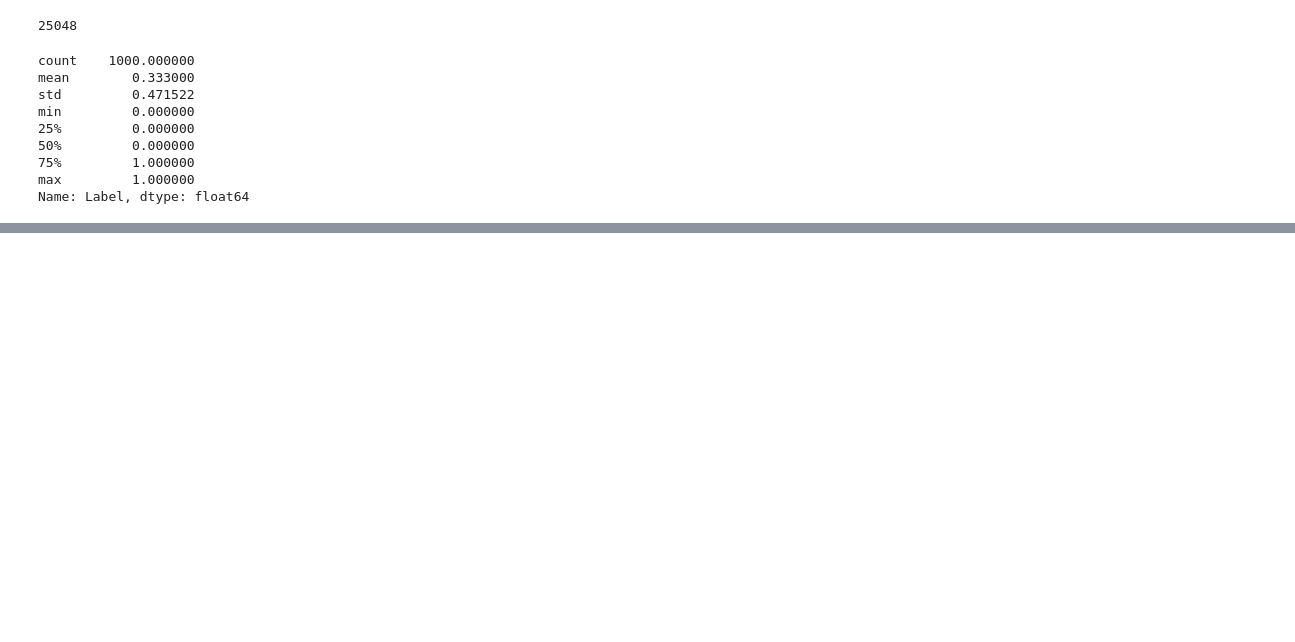
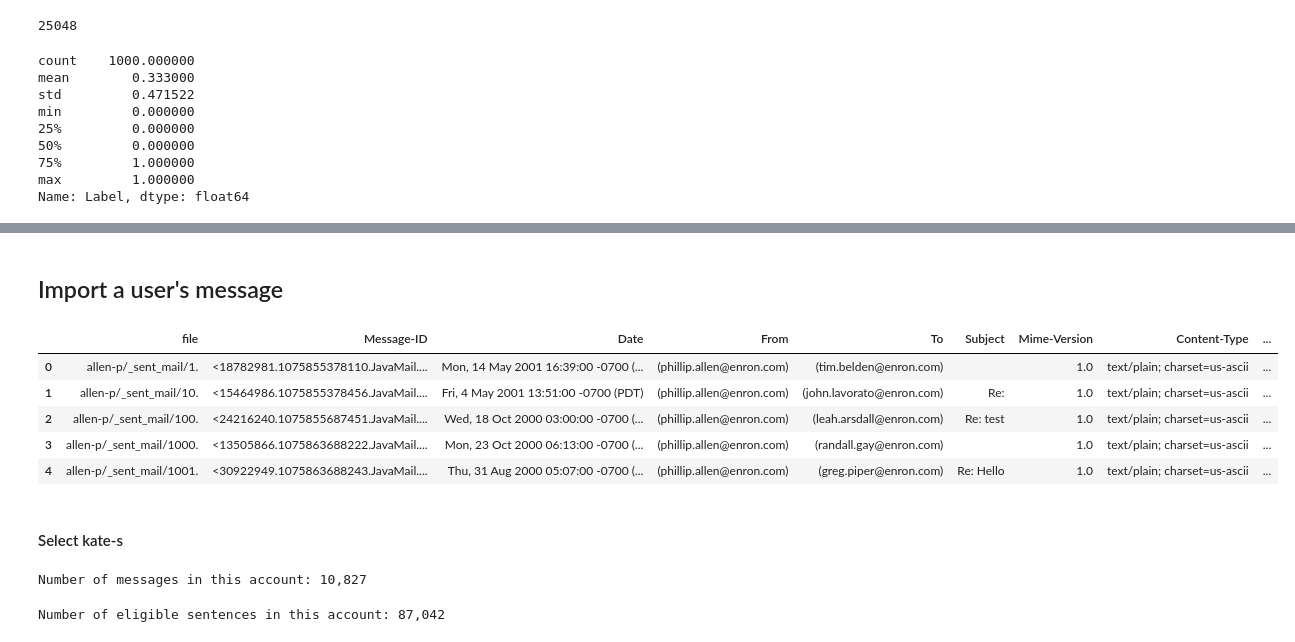
Before and after one commit to margeumkim/BRIDGEMAIL, a Jupyter notebook: BERT_FineTune_SelectWords.ipynb, the cells around one changed output, grey strips where cells are left out. Saved outputs shown, nothing was run; the diff lists cells and outputs as text; code cells hidden in the pictures; blank space fills up the shorter version.

```diff
--- a/BERT_FineTune_SelectWords.ipynb
+++ b/BERT_FineTune_SelectWords.ipynb
@@ -227,0 +1225,2 @@ Name: Label, dtype: float64
+# %% [markdown]
+## Import a user's message
@@ -227,0 +1234,48 @@ Name: Label, dtype: float64
+# %%
+## Helper functions
+def get_text_from_email(msg):
+    '''To get the content from email objects'''
+    parts = []
+    for part in msg.walk():
+        if part.get_content_type() == 'text/plain':
+            parts.append( part.get_payload() )
+    return ''.join(parts)
+
+def split_email_addresses(line):
+    '''To separate multiple email addresses'''
+    if line:
+        addrs = line.split(',')
+        addrs = frozenset(map(lambda x: x.strip(), addrs))
+    else:
+        addrs = None
+    return addrs
+# %%
+import email
+
+# Parse the emails into a list email objects
+messages = list(map(email.message_from_string, all_emails_df['message']))
+all_emails_df.drop('message', axis=1, inplace=True)
+# Get fields from parsed email objects
+keys = messages[0].keys()
+for key in keys:
+    all_emails_df[key] = [doc[key] for doc in messages]
+# Parse content from emails
+all_emails_df['content'] = list(map(get_text_from_email, messages))
+# Split multiple email addresses
+all_emails_df['From'] = all_emails_df['From'].map(split_email_addresses)
+all_emails_df['To'] = all_emails_df['To'].map(split_email_addresses)
+
+# Extract the root of 'file' as 'user'
+all_emails_df['user'] = all_emails_df['file'].map(lambda x:x.split('/')[0])
+del messages
+
+#all_emails_df.head()
+# %% [output]
+|  | file | Message-ID | Date | From | To | Subject | Mime-Version | Content-Type | ... |
+| 0 | allen-p/_sent_mail/1. | <18782981.1075855378110.JavaMail.... | Mon, 14 May 2001 16:39:00 -0700 (... | (phillip.allen@enron.com) | (tim.belden@enron.com) |  | 1.0 | text/plain; charset=us-ascii | ... |
+| 1 | allen-p/_sent_mail/10. | <15464986.1075855378456.JavaMail.... | Fri, 4 May 2001 13:51:00 -0700 (PDT) | (phillip.allen@enron.com) | (john.lavorato@enron.com) | Re: | 1.0 | text/plain; charset=us-ascii | ... |
+| 2 | allen-p/_sent_mail/100. | <24216240.1075855687451.JavaMail.... | Wed, 18 Oct 2000 03:00:00 -0700 (... | (phillip.allen@enron.com) | (leah.arsdall@enron.com) | Re: test | 1.0 | text/plain; charset=us-ascii | ... |
+| 3 | allen-p/_sent_mail/1000. | <13505866.1075863688222.JavaMail.... | Mon, 23 Oct 2000 06:13:00 -0700 (... | (phillip.allen@enron.com) | (randall.gay@enron.com) |  | 1.0 | text/plain; charset=us-ascii | ... |
+| 4 | allen-p/_sent_mail/1001. | <30922949.1075863688243.JavaMail.... | Thu, 31 Aug 2000 05:07:00 -0700 (... | (phillip.allen@enron.com) | (greg.piper@enron.com) | Re: Hello | 1.0 | text/plain; charset=us-ascii | ... |
+# %% [markdown]
+#### Select kate-s
@@ -227,0 +1284,4 @@ Name: Label, dtype: float64
+# %%
+print('Number of messages in this account: {:,}\n'.format(len(user_email_df)))
+# %% [output]
+Number of messages in this account: 10,827
@@ -227,0 +1303,4 @@ Name: Label, dtype: float64
+# %%
+print('Number of eligible sentences in this account: {:,}\n'.format(len(sentences_list)))
+# %% [output]
+Number of eligible sentences in this account: 87,042
```
Also changed, not shown: parts of 74 cells of this notebook.
